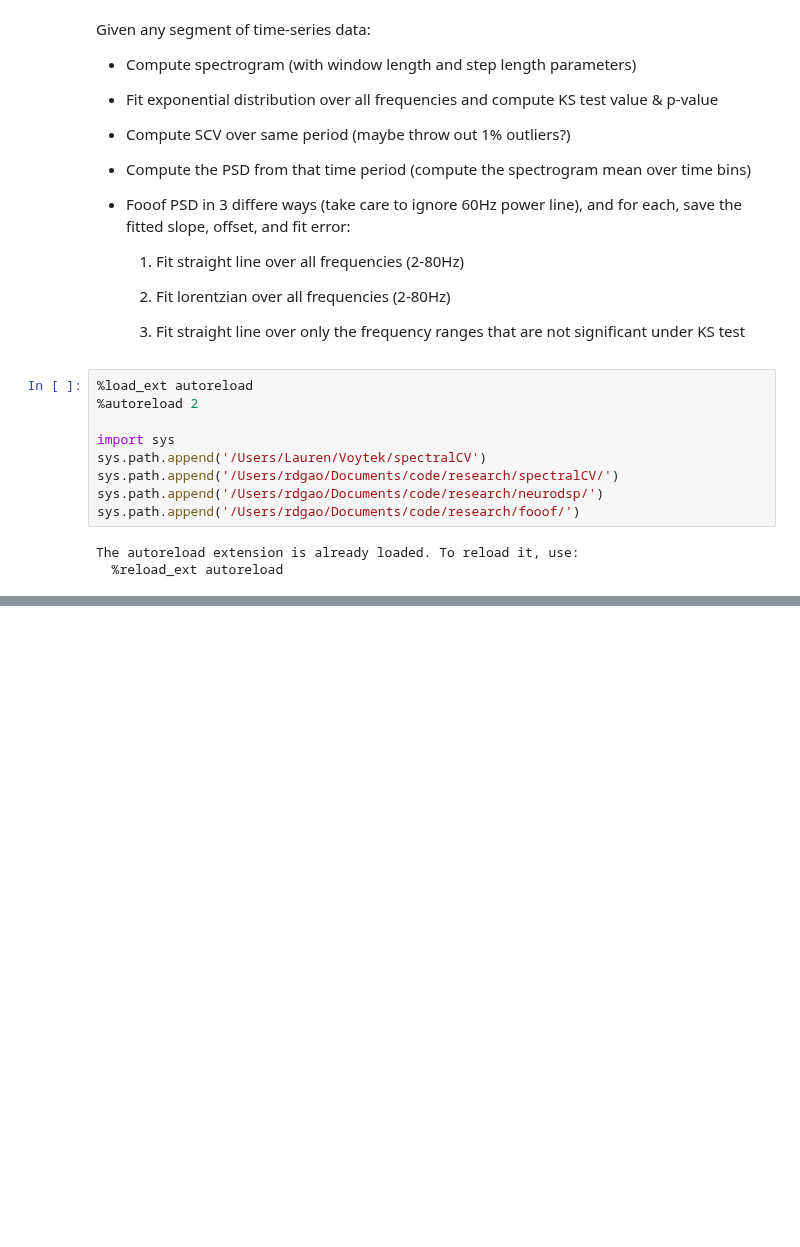
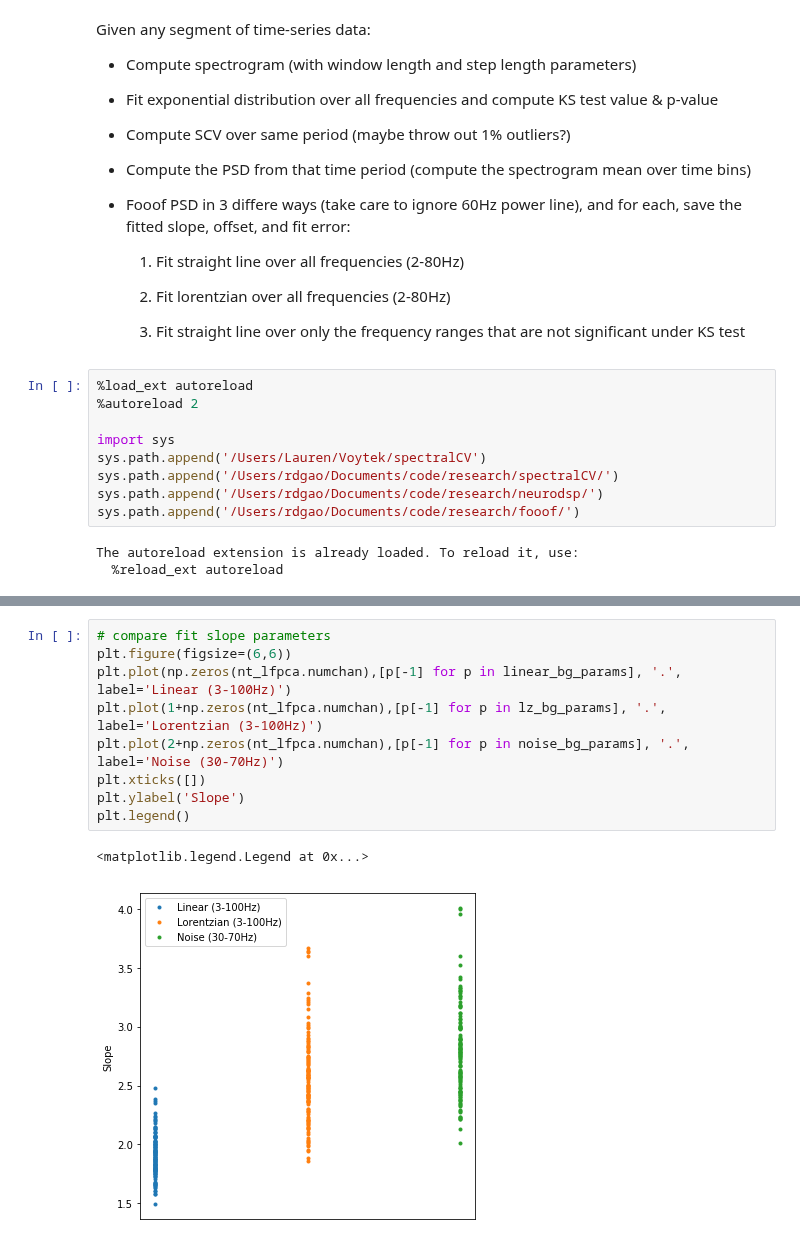
Before and after one commit to voytekresearch/SpectralCA, a Jupyter notebook: individual_notes/analysis_pipeline.ipynb, the cells around one changed output, grey strips where cells are left out. Saved outputs shown, nothing was run; the diff lists cells and outputs as text; blank space fills up the shorter version.

```diff
--- a/individual_notes/analysis_pipeline.ipynb
+++ b/individual_notes/analysis_pipeline.ipynb
@@ -78,0 +135,12 @@ plt.plot(lfpca.f_axis, np.ones_like(lfpca.f_axis)*0.01/len(lfpca.f_axis), 'r--')
+# %%
+# compare fit slope parameters
+plt.figure(figsize=(6,6))
+plt.plot(np.zeros(nt_lfpca.numchan),[p[-1] for p in linear_bg_params], '.', label='Linear (3-100Hz)')
+plt.plot(1+np.zeros(nt_lfpca.numchan),[p[-1] for p in lz_bg_params], '.', label='Lorentzian (3-100Hz)')
+plt.plot(2+np.zeros(nt_lfpca.numchan),[p[-1] for p in noise_bg_params], '.', label='Noise (30-70Hz)')
+plt.xticks([])
+plt.ylabel('Slope')
+plt.legend()
+# %% [output]
+<matplotlib.legend.Legend at 0x...>
+[figure, added]
```
Also changed, not shown: parts of 15 cells of this notebook, 1 other file.
